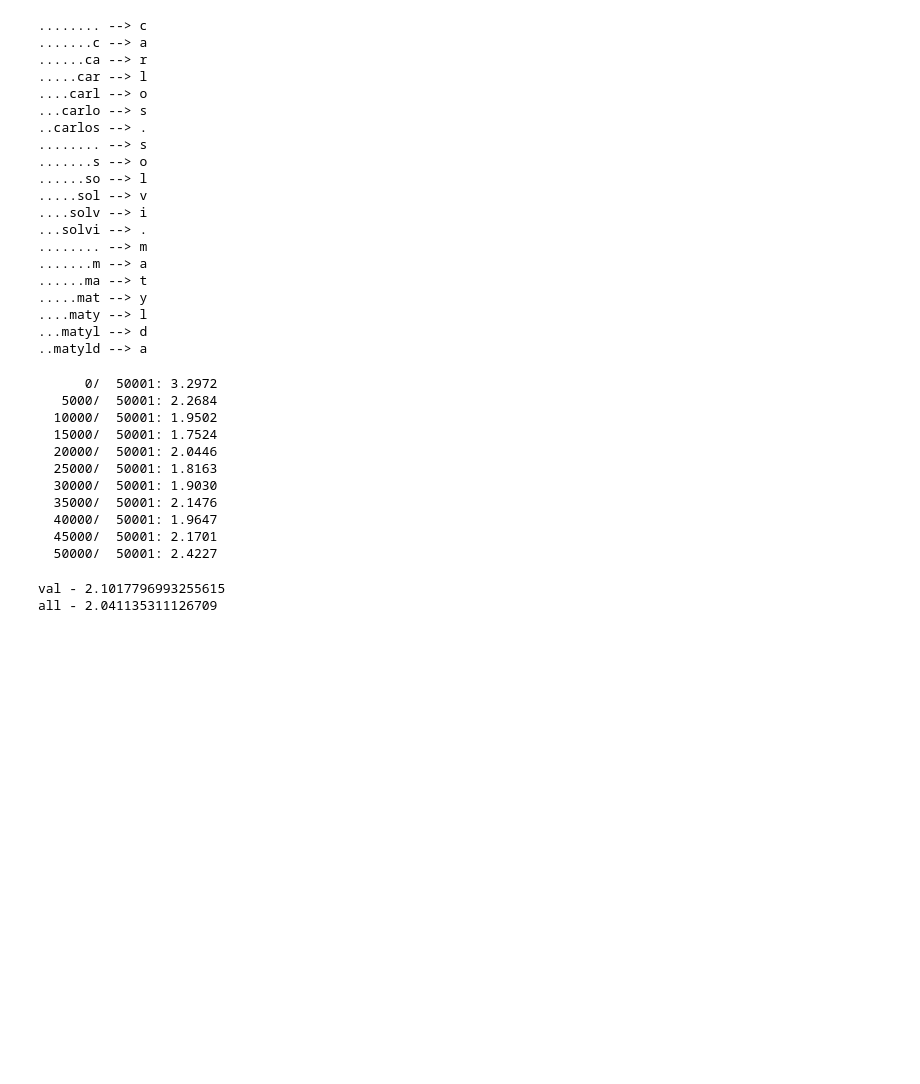
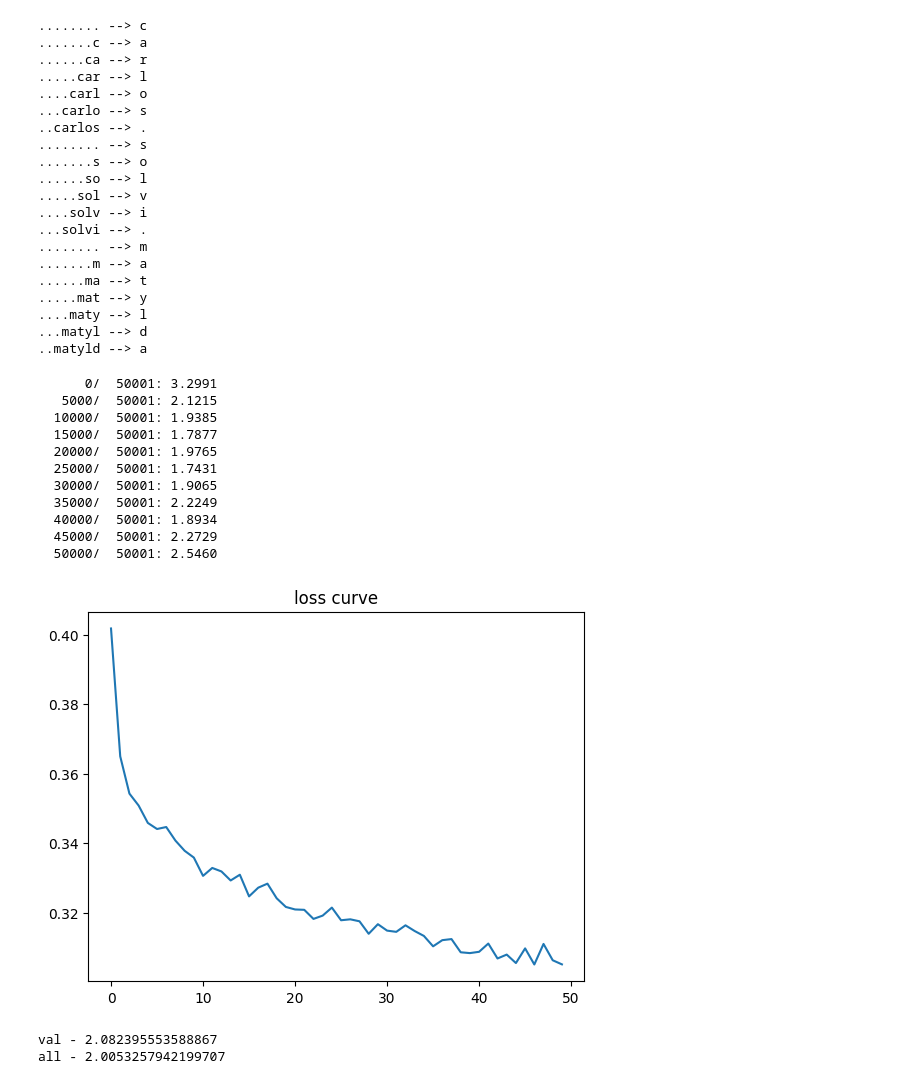
Before and after one commit to nitishpandey04/Language-Modeling-Zero-to-Hero, a Jupyter notebook: language_modeling_part_4_wavenet.ipynb, the cells around one changed output. Cells and saved outputs as stored; diff of their text form; code cells hidden in the pictures; blank space fills up the shorter version.

```diff
--- a/language_modeling_part_4_wavenet.ipynb
+++ b/language_modeling_part_4_wavenet.ipynb
@@ -123,8 +123,12 @@ class BatchNorm1D:
 
     def __call__(self, x):
         if self.training:
-            xmean = x.mean(0, keepdim=True)
-            xvar = x.var(0, keepdim=True)
+            if x.ndim == 2:
+                dim = 0
+            elif x.ndim == 3:
+                dim = (0, 1)
+            xmean = x.mean(dim, keepdim=True)
+            xvar = x.var(dim, keepdim=True)
         else:
             xmean = self.running_mean
             xvar = self.running_var
@@ -264,17 +268,23 @@ for i in range(max_steps):
 #   if i >= 0:
 #     break
 # %% [output]
-      0/  50001: 3.2972
-   5000/  50001: 2.2684
-  10000/  50001: 1.9502
-  15000/  50001: 1.7524
-  20000/  50001: 2.0446
-  25000/  50001: 1.8163
-  30000/  50001: 1.9030
-  35000/  50001: 2.1476
-  40000/  50001: 1.9647
-  45000/  50001: 2.1701
-  50000/  50001: 2.4227
+      0/  50001: 3.2991
+   5000/  50001: 2.1215
+  10000/  50001: 1.9385
+  15000/  50001: 1.7877
+  20000/  50001: 1.9765
+  25000/  50001: 1.7431
+  30000/  50001: 1.9065
+  35000/  50001: 2.2249
+  40000/  50001: 1.8934
+  45000/  50001: 2.2729
+  50000/  50001: 2.5460
+# %%
+lossi_avg = torch.tensor(lossi[:-1]).view(-1, 1000).mean(1).tolist()
+plt.plot(lossi_avg)
+plt.title("loss curve");
+# %% [output]
+[figure, added]
 # %%
 # evaluation
 
@@ -293,8 +303,8 @@ def split_loss(split):
 split_loss("val")
 split_loss("all")
 # %% [output]
-val - 2.1017796993255615
-all - 2.041135311126709
+val - 2.082395553588867
+all - 2.0053257942199707
 # %%
 # inference
 
```
Also changed, not shown: parts of 1 cell of this notebook.
